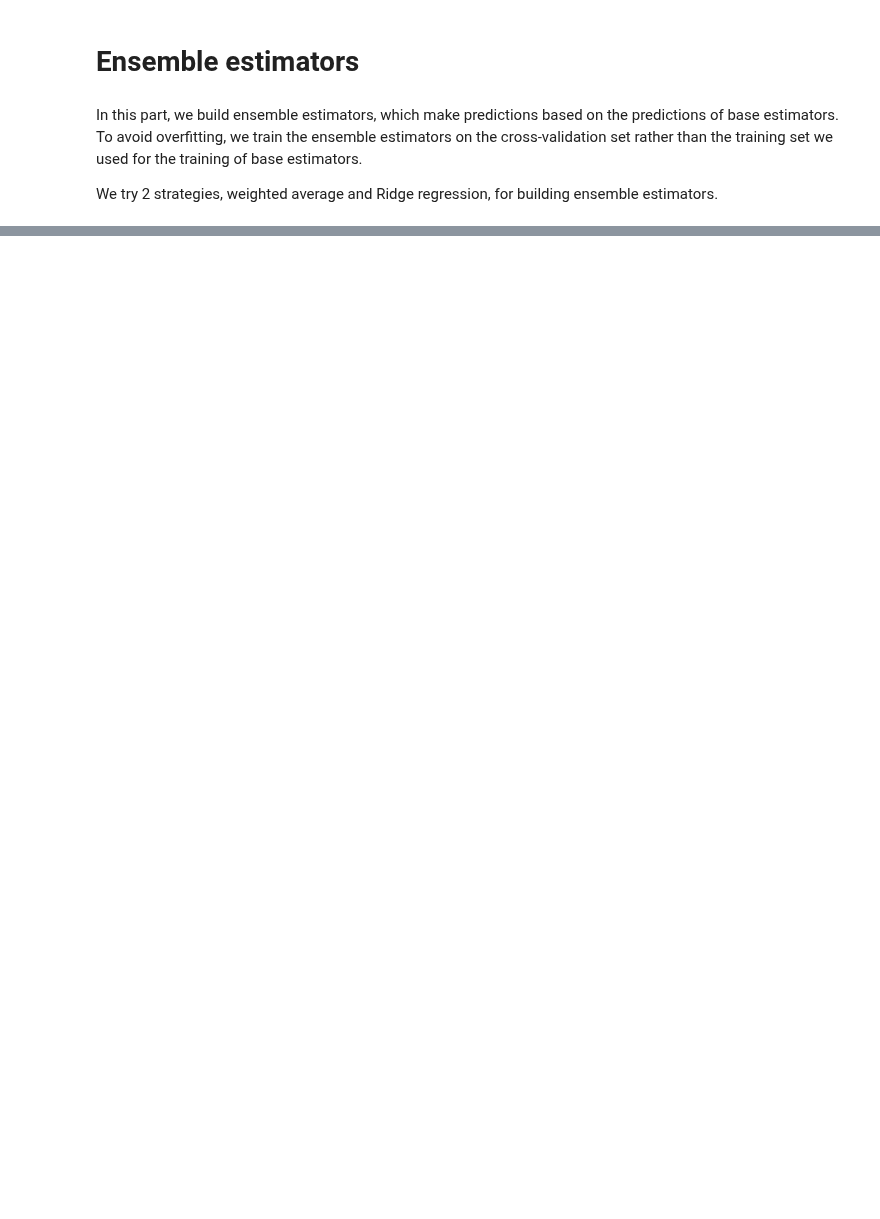
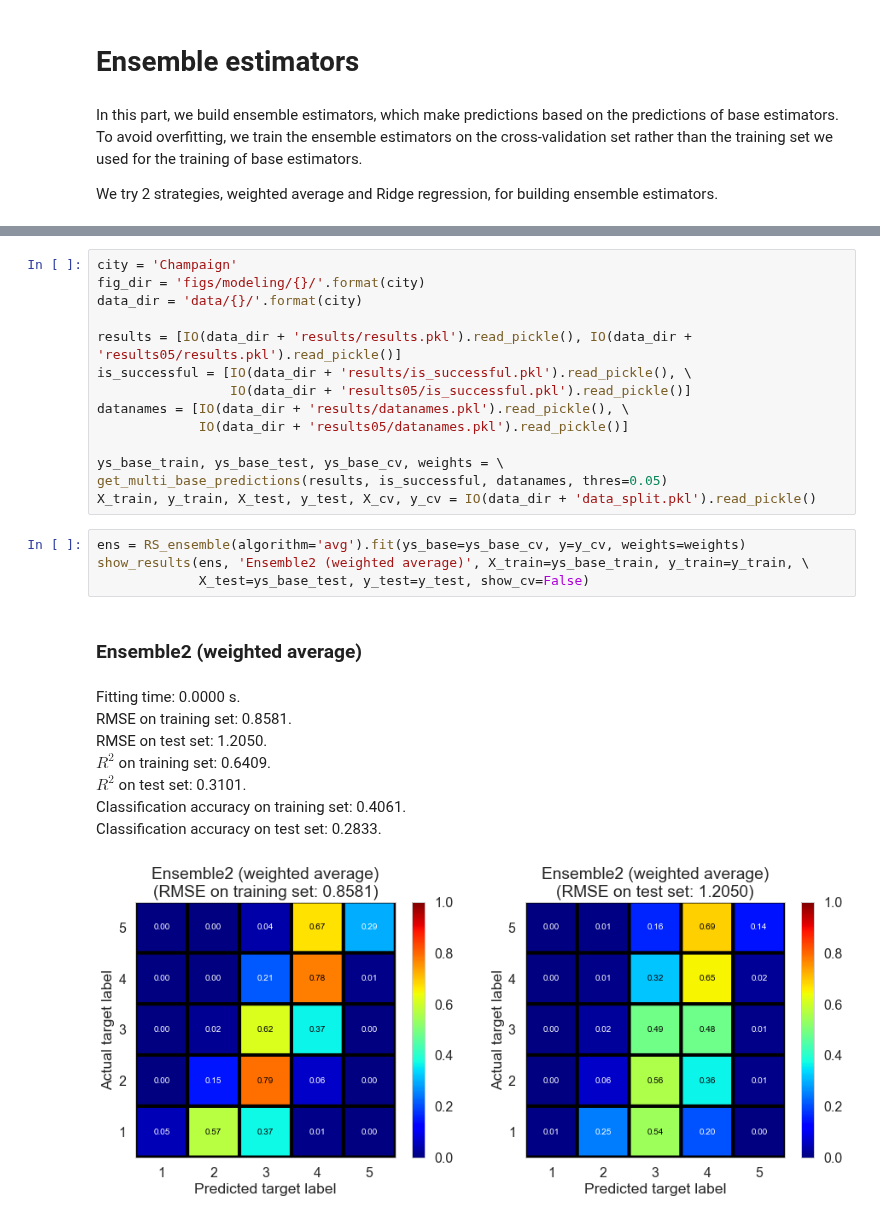
Before and after one commit to xuwd11/Recommender_Systems, a Jupyter notebook: 06_ensemble.ipynb, the cells around one changed output, grey strips where cells are left out. Drawn from its saved outputs; the diff is of its cells as text; blank space fills up the shorter version.

```diff
--- a/06_ensemble.ipynb
+++ b/06_ensemble.ipynb
@@ -85,0 +87,28 @@ Fitting time: 0.0050 s.
+# %%
+city = 'Champaign'
+fig_dir = 'figs/modeling/{}/'.format(city)
+data_dir = 'data/{}/'.format(city)
+
+results = [IO(data_dir + 'results/results.pkl').read_pickle(), IO(data_dir + 'results05/results.pkl').read_pickle()]
+is_successful = [IO(data_dir + 'results/is_successful.pkl').read_pickle(), \
+                 IO(data_dir + 'results05/is_successful.pkl').read_pickle()]
+datanames = [IO(data_dir + 'results/datanames.pkl').read_pickle(), \
+             IO(data_dir + 'results05/datanames.pkl').read_pickle()]
+
+ys_base_train, ys_base_test, ys_base_cv, weights = \
+get_multi_base_predictions(results, is_successful, datanames, thres=0.05)
+X_train, y_train, X_test, y_test, X_cv, y_cv = IO(data_dir + 'data_split.pkl').read_pickle()
+# %%
+ens = RS_ensemble(algorithm='avg').fit(ys_base=ys_base_cv, y=y_cv, weights=weights)
+show_results(ens, 'Ensemble2 (weighted average)', X_train=ys_base_train, y_train=y_train, \
+             X_test=ys_base_test, y_test=y_test, show_cv=False)
+# %% [output]
+### Ensemble2 (weighted average)
+Fitting time: 0.0000 s.
+            RMSE on training set: 0.8581.
+            RMSE on test set: 1.2050.
+            $R^2$ on training set: 0.6409.
+            $R^2$ on test set: 0.3101.
+            Classification accuracy on training set: 0.4061.
+            Classification accuracy on test set: 0.2833.
+[figure, added]
```
Also changed, not shown: parts of 5 cells of this notebook, 3 other files.
